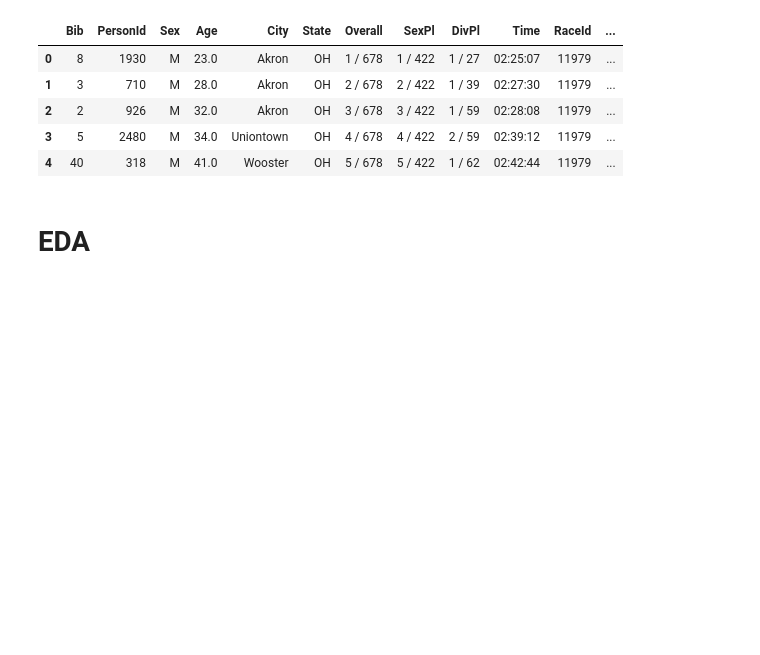
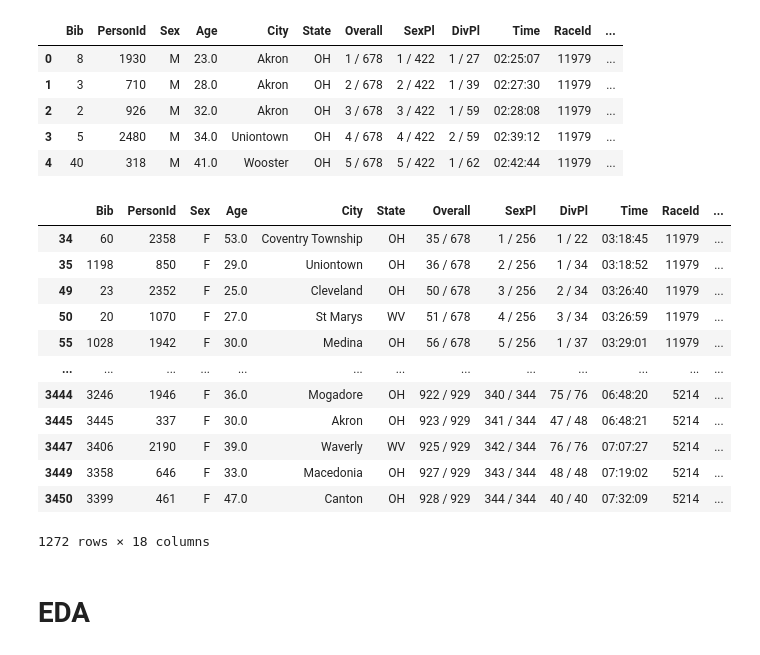
Before and after one commit to pomkos/marathon-fiesta, a Jupyter notebook: scraper.ipynb, the cells around one changed output. Drawn from its saved outputs; the diff is of its cells as text; code cells hidden in the pictures; blank space fills up the shorter version.

```diff
--- a/scraper.ipynb
+++ b/scraper.ipynb
@@ -203,6 +202,22 @@ df.head()
 | 2 | 2 | 926 | M | 32.0 | Akron | OH | 3 / 678 | 3 / 422 | 1 / 59 | 02:28:08 | 11979 | ... |
 | 3 | 5 | 2480 | M | 34.0 | Uniontown | OH | 4 / 678 | 4 / 422 | 2 / 59 | 02:39:12 | 11979 | ... |
 | 4 | 40 | 318 | M | 41.0 | Wooster | OH | 5 / 678 | 5 / 422 | 1 / 62 | 02:42:44 | 11979 | ... |
+# %%
+df[df['Sex']=='F']
+# %% [output]
+|  | Bib | PersonId | Sex | Age | City | State | Overall | SexPl | DivPl | Time | RaceId | ... |
+| 34 | 60 | 2358 | F | 53.0 | Coventry Township | OH | 35 / 678 | 1 / 256 | 1 / 22 | 03:18:45 | 11979 | ... |
+| 35 | 1198 | 850 | F | 29.0 | Uniontown | OH | 36 / 678 | 2 / 256 | 1 / 34 | 03:18:52 | 11979 | ... |
+| 49 | 23 | 2352 | F | 25.0 | Cleveland | OH | 50 / 678 | 3 / 256 | 2 / 34 | 03:26:40 | 11979 | ... |
+| 50 | 20 | 1070 | F | 27.0 | St Marys | WV | 51 / 678 | 4 / 256 | 3 / 34 | 03:26:59 | 11979 | ... |
+| 55 | 1028 | 1942 | F | 30.0 | Medina | OH | 56 / 678 | 5 / 256 | 1 / 37 | 03:29:01 | 11979 | ... |
+| ... | ... | ... | ... | ... | ... | ... | ... | ... | ... | ... | ... | ... |
+| 3444 | 3246 | 1946 | F | 36.0 | Mogadore | OH | 922 / 929 | 340 / 344 | 75 / 76 | 06:48:20 | 5214 | ... |
+| 3445 | 3445 | 337 | F | 30.0 | Akron | OH | 923 / 929 | 341 / 344 | 47 / 48 | 06:48:21 | 5214 | ... |
+| 3447 | 3406 | 2190 | F | 39.0 | Waverly | WV | 925 / 929 | 342 / 344 | 76 / 76 | 07:07:27 | 5214 | ... |
+| 3449 | 3358 | 646 | F | 33.0 | Macedonia | OH | 927 / 929 | 343 / 344 | 48 / 48 | 07:19:02 | 5214 | ... |
+| 3450 | 3399 | 461 | F | 47.0 | Canton | OH | 928 / 929 | 344 / 344 | 40 / 40 | 07:32:09 | 5214 | ... |
+1272 rows × 18 columns
 # %% [markdown]
 # EDA
 # %% [markdown]
```
Also changed, not shown: parts of 2 cells of this notebook, 3 other files.
